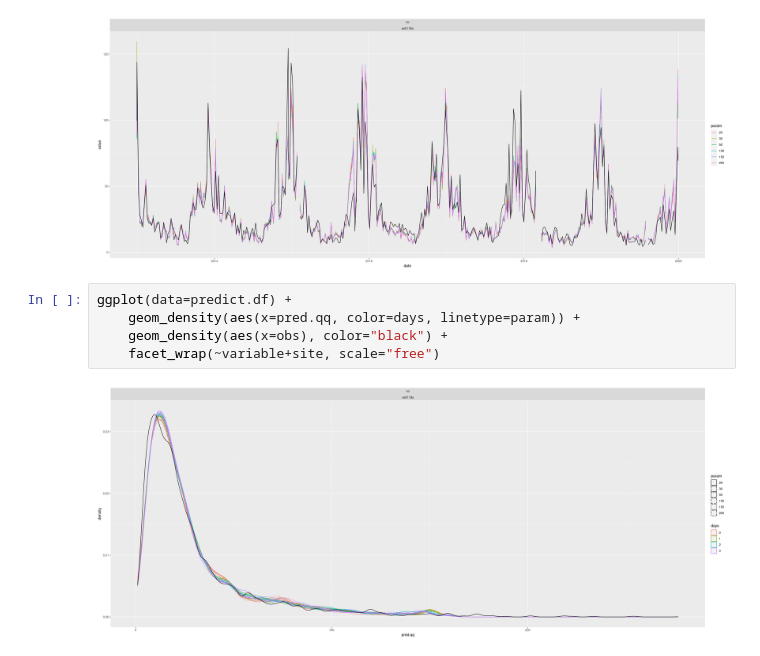
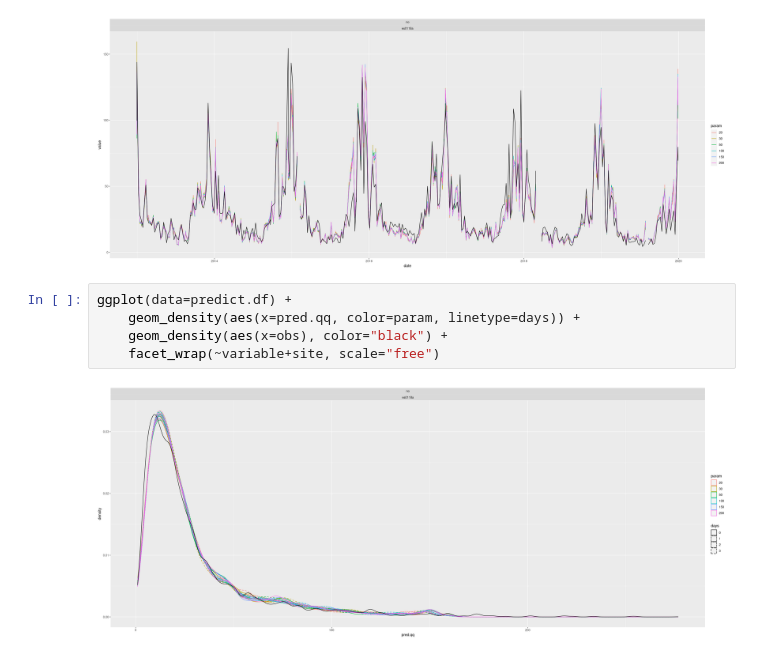
Before and after one commit to Jaimedgp/AirQualityCOVID, a Jupyter notebook: notebooks/Analysis/Cross-vallidation_grph.ipynb, the cells around one changed output. Cells and saved outputs as stored; diff of their text form.

```diff
--- a/notebooks/Analysis/Cross-vallidation_grph.ipynb
+++ b/notebooks/Analysis/Cross-vallidation_grph.ipynb
@@ -135,8 +135,8 @@ ggplot(data=test) +
 [figure]
 # %%
 ggplot(data=predict.df) +
-    geom_density(aes(x=pred.qq, color=days, linetype=param)) +
+    geom_density(aes(x=pred.qq, color=param, linetype=days)) +
     geom_density(aes(x=obs), color="black") +
     facet_wrap(~variable+site, scale="free")
 # %% [output]
-[figure, old version]
+[figure, new version]
```
Also changed, not shown: parts of 3 cells of this notebook.
